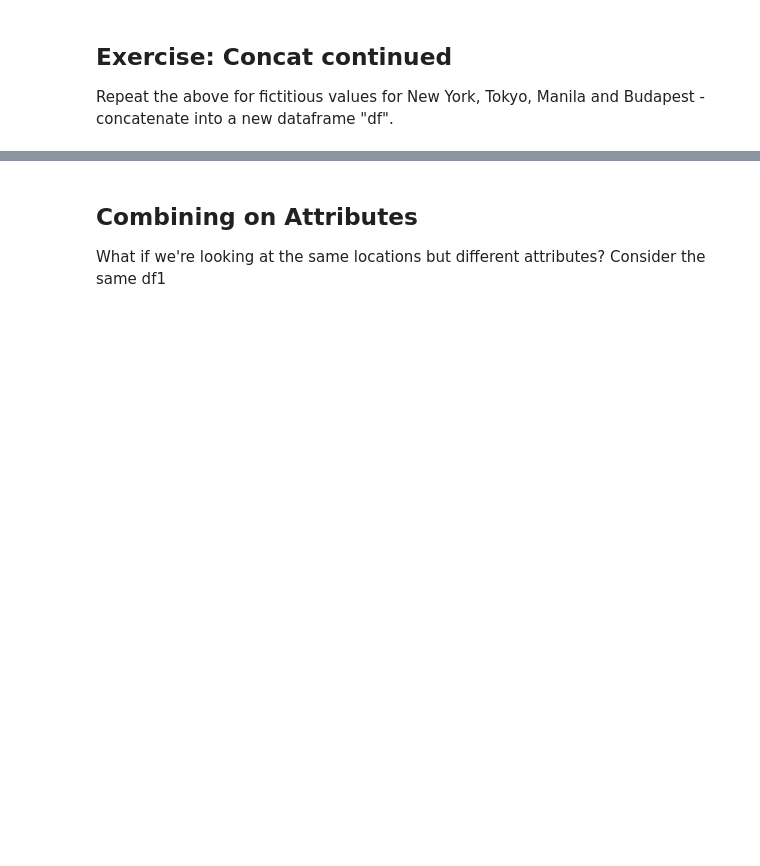
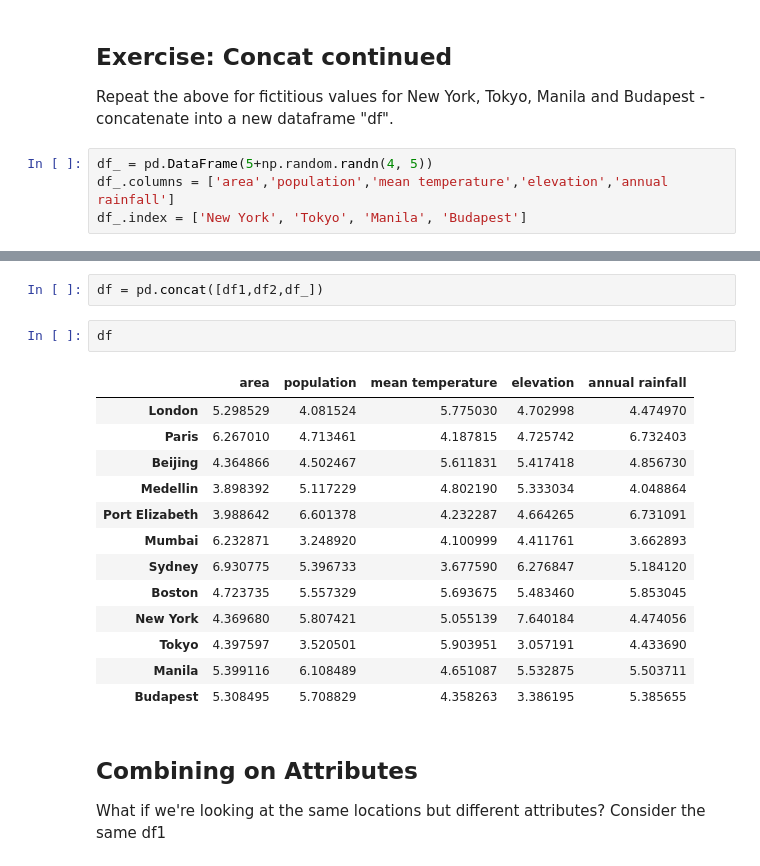
Before and after one commit to lawmianyi/QM2, a Jupyter notebook: notebooks/W06. Merging and Joining.ipynb, the cells around one changed output, grey strips where cells are left out. Saved outputs shown, nothing was run; the diff lists cells and outputs as text; blank space fills up the shorter version.

```diff
--- a/notebooks/W06. Merging and Joining.ipynb
+++ b/notebooks/W06. Merging and Joining.ipynb
@@ -150,3 +152,7 @@ df3
 ## Exercise: Concat continued
 
 Repeat the above for fictitious values for New York, Tokyo, Manila and Budapest - concatenate into a new dataframe "df".
+# %%
+df_ = pd.DataFrame(5+np.random.randn(4, 5))
+df_.columns = ['area','population','mean temperature','elevation','annual rainfall']
+df_.index = ['New York', 'Tokyo', 'Manila', 'Budapest']
@@ -153,3 +167,21 @@ Repeat the above for fictitious values for New York, Tokyo, Manila and Budapest
+# %%
+df = pd.concat([df1,df2,df_])
+# %%
+df
+# %% [output]
+|  | area | population | mean temperature | elevation | annual rainfall |
+| London | 5.298529 | 4.081524 | 5.775030 | 4.702998 | 4.474970 |
+| Paris | 6.267010 | 4.713461 | 4.187815 | 4.725742 | 6.732403 |
+| Beijing | 4.364866 | 4.502467 | 5.611831 | 5.417418 | 4.856730 |
+| Medellin | 3.898392 | 5.117229 | 4.802190 | 5.333034 | 4.048864 |
+| Port Elizabeth | 3.988642 | 6.601378 | 4.232287 | 4.664265 | 6.731091 |
+| Mumbai | 6.232871 | 3.248920 | 4.100999 | 4.411761 | 3.662893 |
+| Sydney | 6.930775 | 5.396733 | 3.677590 | 6.276847 | 5.184120 |
+| Boston | 4.723735 | 5.557329 | 5.693675 | 5.483460 | 5.853045 |
+| New York | 4.369680 | 5.807421 | 5.055139 | 7.640184 | 4.474056 |
+| Tokyo | 4.397597 | 3.520501 | 5.903951 | 3.057191 | 4.433690 |
+| Manila | 5.399116 | 6.108489 | 4.651087 | 5.532875 | 5.503711 |
+| Budapest | 5.308495 | 5.708829 | 4.358263 | 3.386195 | 5.385655 |
 # %% [markdown]
 ## Combining on Attributes
 
```
Also changed, not shown: parts of 40 cells of this notebook.
